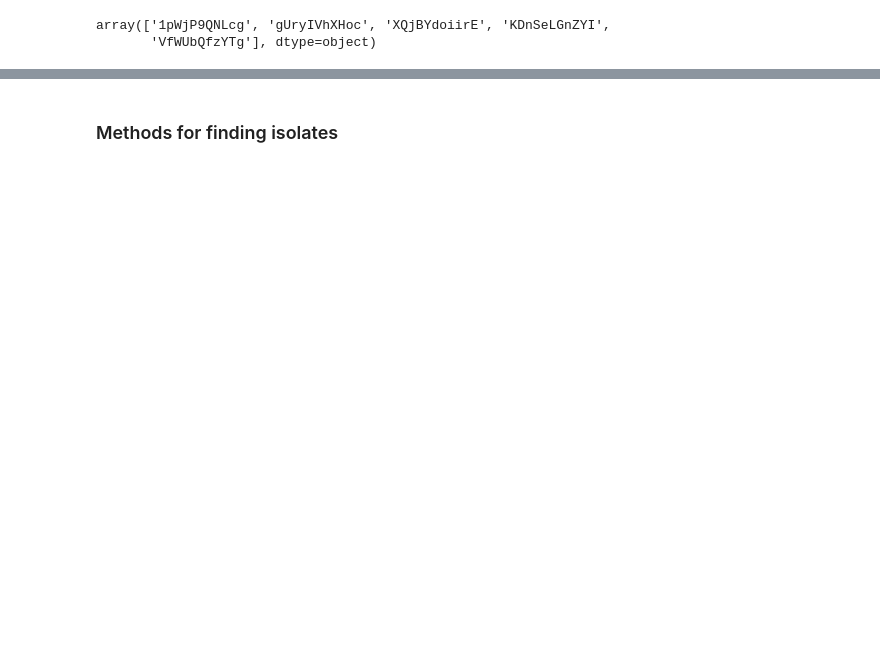
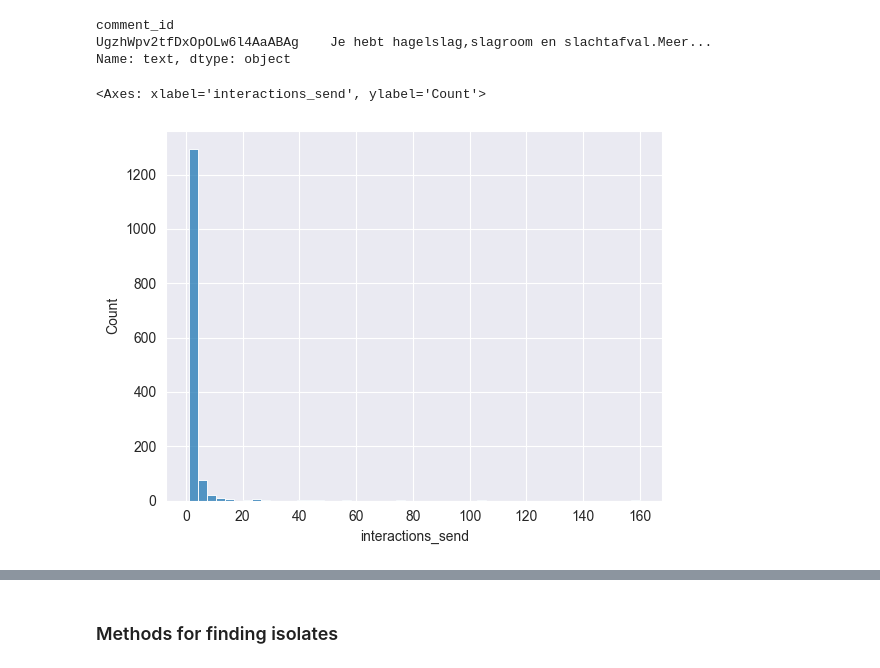
Before and after one commit to RomanNekrasov/SNA4DS, a Jupyter notebook: data_analysis/network_descriptives.ipynb, the cells around one changed output, grey strips where cells are left out. Drawn from its saved outputs; the diff is of its cells as text; code cells hidden in the pictures; blank space fills up the shorter version.

```diff
--- a/data_analysis/network_descriptives.ipynb
+++ b/data_analysis/network_descriptives.ipynb
@@ -8,5 +8,4 @@ from pathlib import Path
 dir = 'test_data'
 subdir = 'scraped-15.28 26-10-2023'
 edges = pd.read_csv(os.path.join(os.path.pardir, dir, subdir, 'edge_df.csv'), index_col=0)
-vertices = pd.read_csv(os.path.join(os.path.pardir, dir, subdir,'vertex_df.csv'))
-# each row in vertices is unique
+vertices = pd.read_csv(os.path.join(os.path.pardir, dir, subdir,'vertex_df_icounts.csv')) # each row in vertices is unique
@@ -13,8 +39,19 @@ vertices = pd.read_csv(os.path.join(os.path.pardir, dir, subdir,'vertex_df.csv')
+# %%
+edges['text'][edges['text'].str.contains('slagroom')]
+# %% [output]
+comment_id
+UgzhWpv2tfDxOpOLw6l4AaABAg    Je hebt hagelslag,slagroom en slachtafval.Meer...
+Name: text, dtype: object
+# %%
+import seaborn as sns
+vertices['interactions_send'].sort_values(ascending=False).head()
+
+sns.histplot(vertices['interactions_send'], bins=50)
+# %% [output]
+<Axes: xlabel='interactions_send', ylabel='Count'>
+[figure, added]
 # %%
-edges['video_id'].unique()
+edges[['video_id', '']].groupby('video_id')
-# %% [output]
-array(['1pWjP9QNLcg', 'gUryIVhXHoc', 'XQjBYdoiirE', 'KDnSeLGnZYI',
-       'VfWUbQfzYTg'], dtype=object)
 # %%
 edges[~edges['dest_id'].isna()].head(10)
 # %% [output]
```
Also changed, not shown: parts of 22 cells of this notebook, 1 other file.
